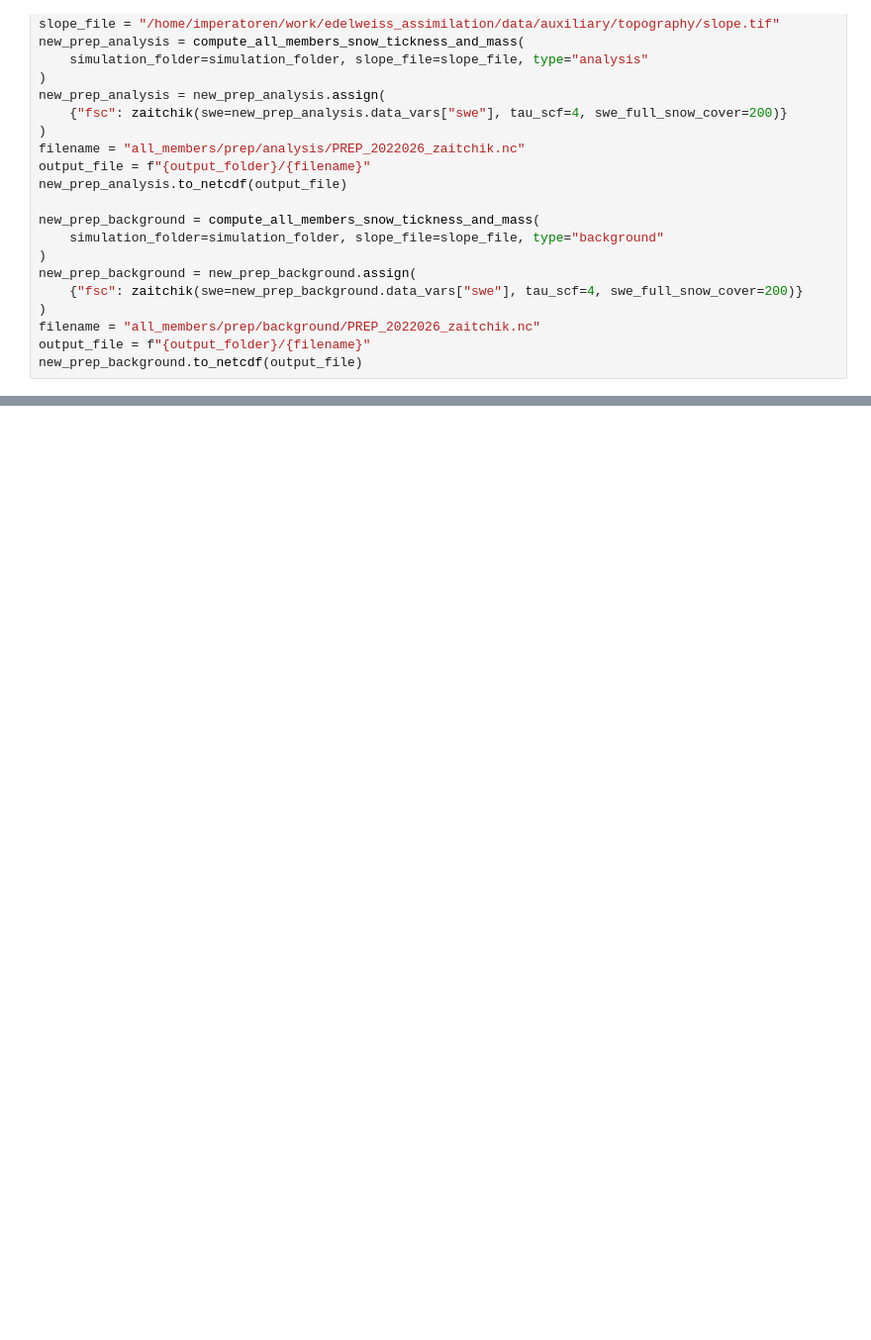
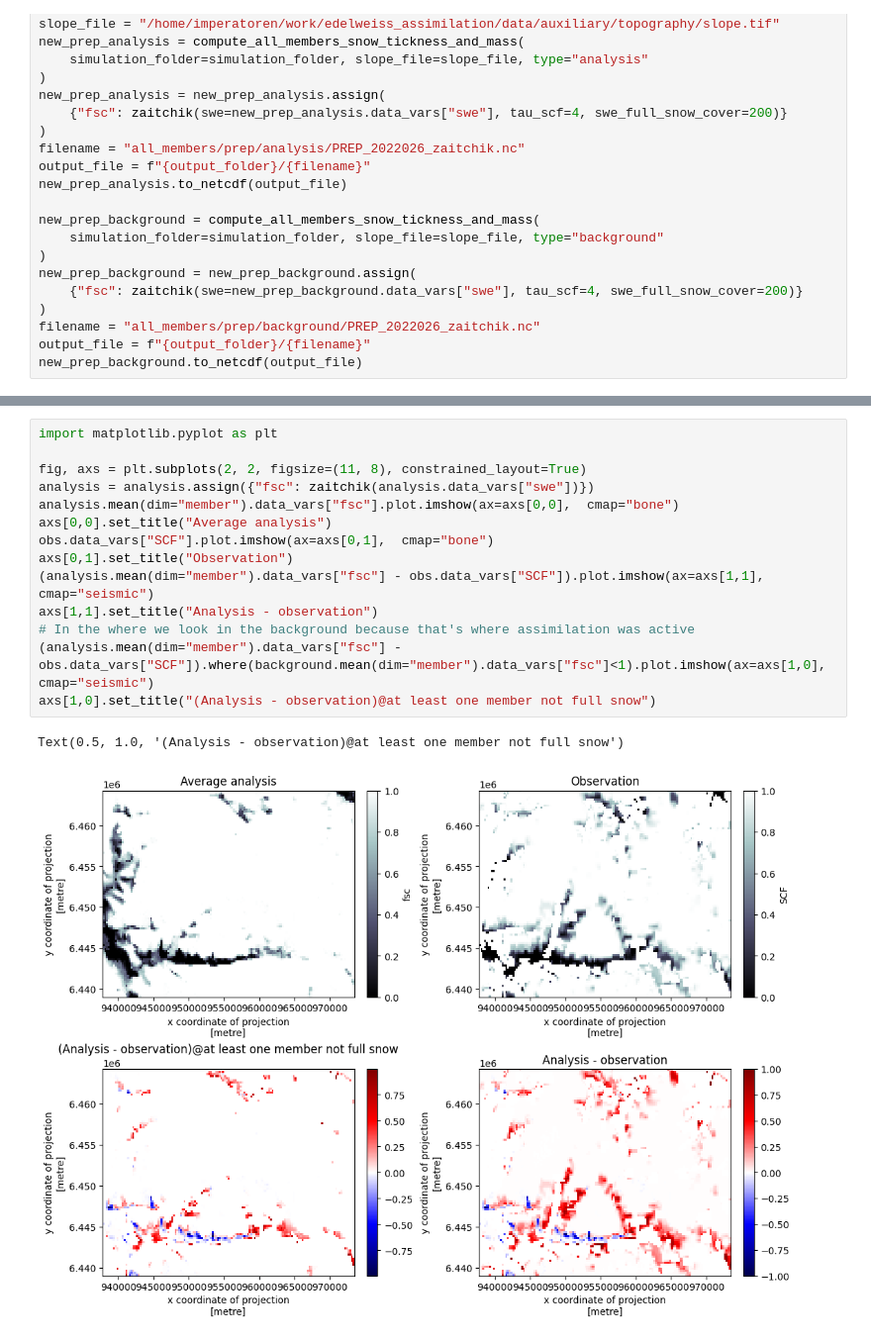
Before and after one commit to nicolaimpe/edelassim, a Jupyter notebook: notebooks/postprocess_edelweiss.ipynb, the cells around one changed output, grey strips where cells are left out. Shown at 99% size. Cells and saved outputs as stored; diff of their text form; blank space fills up the shorter version.

```diff
--- a/notebooks/postprocess_edelweiss.ipynb
+++ b/notebooks/postprocess_edelweiss.ipynb
@@ -52,0 +188,17 @@ new_prep_background.to_netcdf(output_file)
+# %%
+import matplotlib.pyplot as plt
+
+fig, axs = plt.subplots(2, 2, figsize=(11, 8), constrained_layout=True)
+analysis = analysis.assign({"fsc": zaitchik(analysis.data_vars["swe"])})
+analysis.mean(dim="member").data_vars["fsc"].plot.imshow(ax=axs[0,0],  cmap="bone")
+axs[0,0].set_title("Average analysis")
+obs.data_vars["SCF"].plot.imshow(ax=axs[0,1],  cmap="bone")
+axs[0,1].set_title("Observation")
+(analysis.mean(dim="member").data_vars["fsc"] - obs.data_vars["SCF"]).plot.imshow(ax=axs[1,1],  cmap="seismic")
+axs[1,1].set_title("Analysis - observation")
+# In the where we look in the background because that's where assimilation was active
+(analysis.mean(dim="member").data_vars["fsc"] - obs.data_vars["SCF"]).where(background.mean(dim="member").data_vars["fsc"]<1).plot.imshow(ax=axs[1,0],  cmap="seismic")
+axs[1,0].set_title("(Analysis - observation)@at least one member not full snow")
+# %% [output]
+Text(0.5, 1.0, '(Analysis - observation)@at least one member not full snow')
+[figure, added]
```
Also changed, not shown: parts of 10 cells of this notebook, 5 other files.
